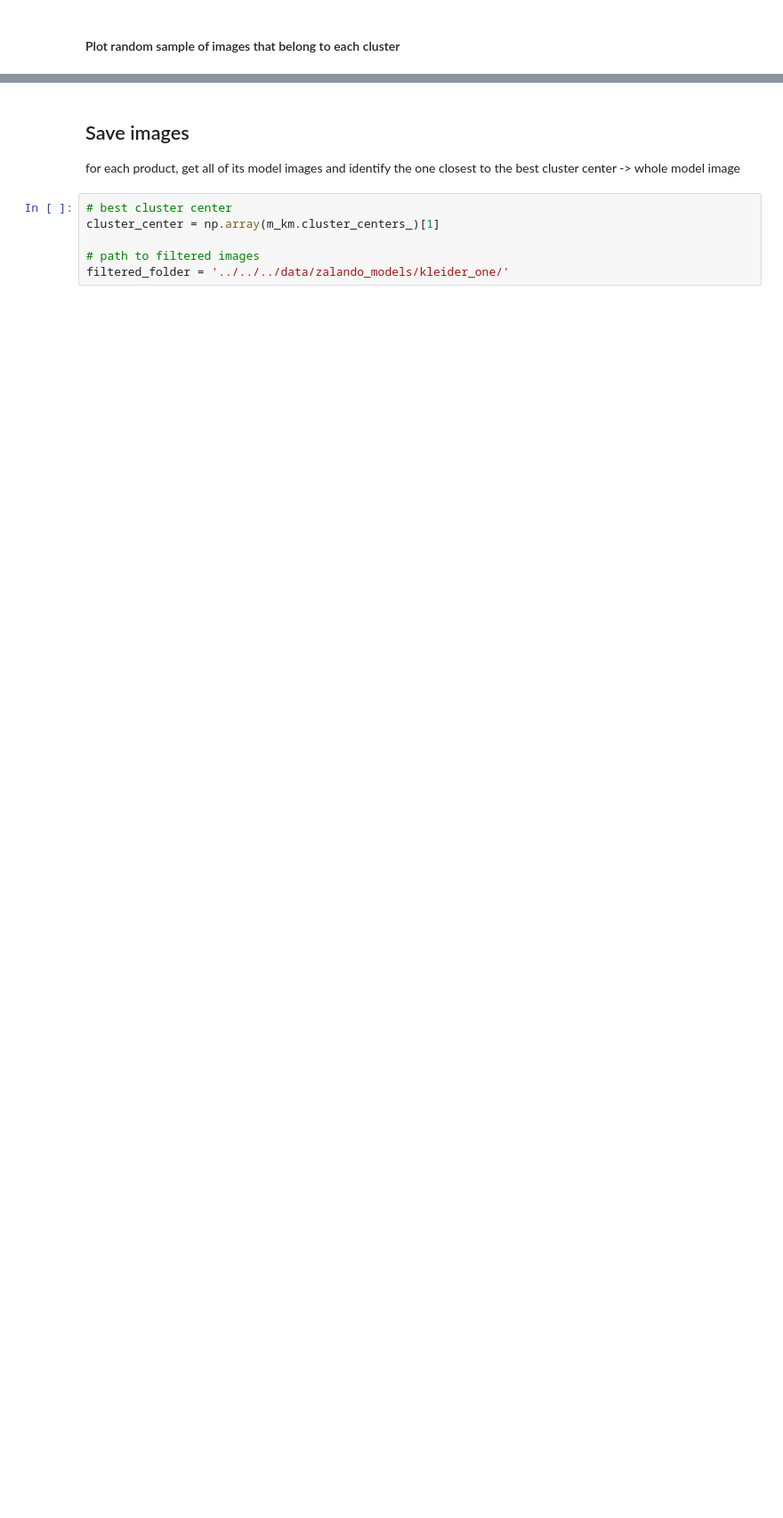
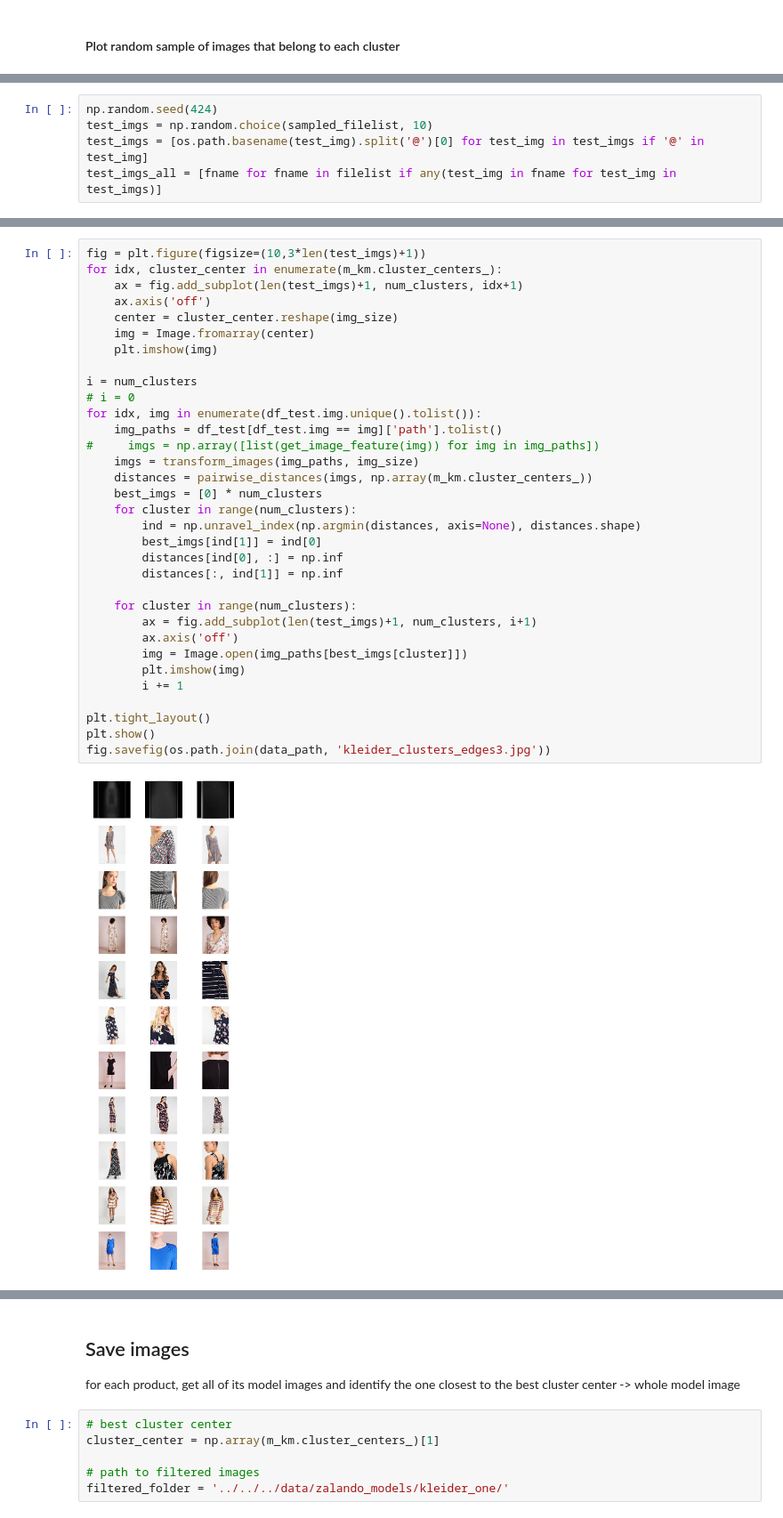
Before and after one commit to sonynka/fashion_scraper, a Jupyter notebook: data_processing/cluster_model_images.ipynb, the cells around one changed output, grey strips where cells are left out. Shown at 89% size. Saved outputs shown, nothing was run; the diff lists cells and outputs as text; blank space fills up the shorter version.

```diff
--- a/data_processing/cluster_model_images.ipynb
+++ b/data_processing/cluster_model_images.ipynb
@@ -101,0 +164,5 @@ Images:  502
+# %%
+np.random.seed(424)
+test_imgs = np.random.choice(sampled_filelist, 10)
+test_imgs = [os.path.basename(test_img).split('@')[0] for test_img in test_imgs if '@' in test_img]
+test_imgs_all = [fname for fname in filelist if any(test_img in fname for test_img in test_imgs)]
@@ -101,0 +180,35 @@ Images:  502
+# %%
+fig = plt.figure(figsize=(10,3*len(test_imgs)+1))
+for idx, cluster_center in enumerate(m_km.cluster_centers_):
+    ax = fig.add_subplot(len(test_imgs)+1, num_clusters, idx+1)
+    ax.axis('off')
+    center = cluster_center.reshape(img_size)
+    img = Image.fromarray(center)
+    plt.imshow(img)
+
+i = num_clusters
+# i = 0
+for idx, img in enumerate(df_test.img.unique().tolist()):
+    img_paths = df_test[df_test.img == img]['path'].tolist()
+#     imgs = np.array([list(get_image_feature(img)) for img in img_paths])
+    imgs = transform_images(img_paths, img_size)
+    distances = pairwise_distances(imgs, np.array(m_km.cluster_centers_))
+    best_imgs = [0] * num_clusters
+    for cluster in range(num_clusters):
+        ind = np.unravel_index(np.argmin(distances, axis=None), distances.shape)
+        best_imgs[ind[1]] = ind[0]
+        distances[ind[0], :] = np.inf
+        distances[:, ind[1]] = np.inf
+
+    for cluster in range(num_clusters):
+        ax = fig.add_subplot(len(test_imgs)+1, num_clusters, i+1)
+        ax.axis('off')
+        img = Image.open(img_paths[best_imgs[cluster]])
+        plt.imshow(img)
+        i += 1
+
+plt.tight_layout()
+plt.show()
+fig.savefig(os.path.join(data_path, 'kleider_clusters_edges3.jpg'))
+# %% [output]
+[figure, added]
```
Also changed, not shown: parts of 25 cells of this notebook, 2 other files.
